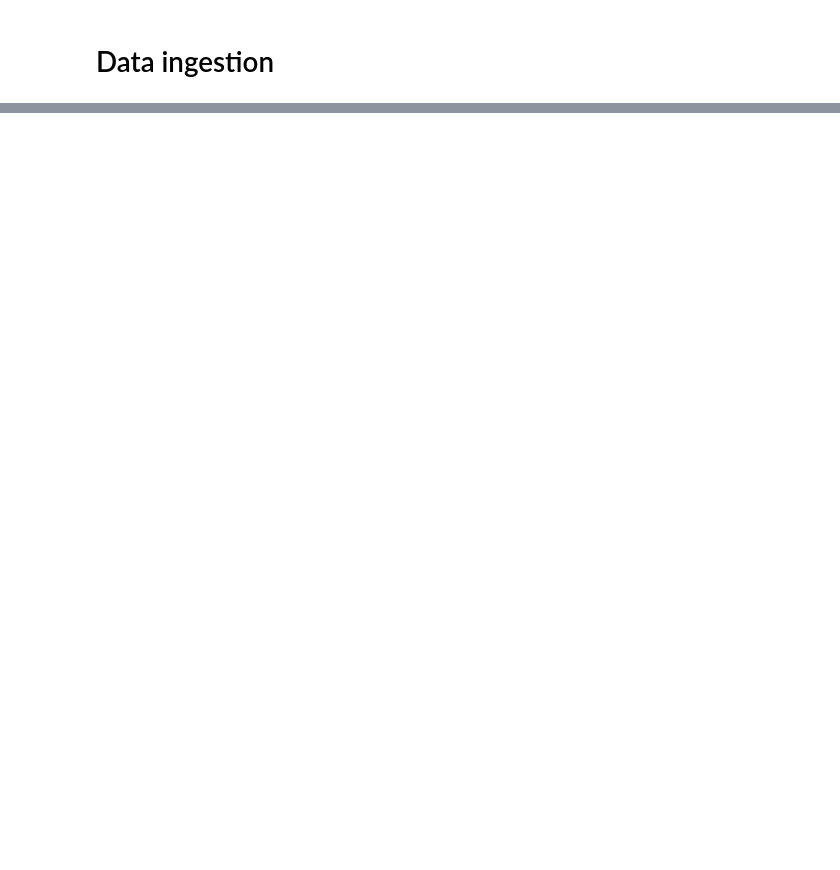
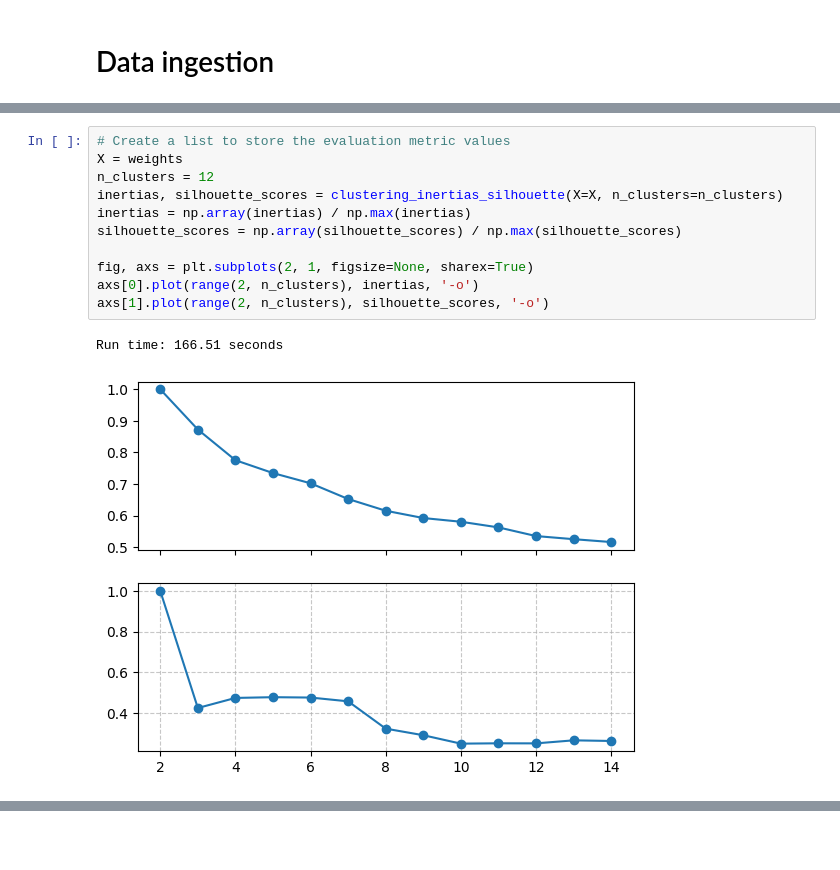
Before and after one commit to ed-ortizm/xai-astronomy, a Jupyter notebook: paper/results/03_02_clustering_explanation_weights.ipynb, the cells around one changed output, grey strips where cells are left out. Drawn from its saved outputs; the diff is of its cells as text; blank space fills up the shorter version.

```diff
--- a/paper/results/03_02_clustering_explanation_weights.ipynb
+++ b/paper/results/03_02_clustering_explanation_weights.ipynb
@@ -95,0 +247,14 @@ for n in n_clusters:
+# %%
+# Create a list to store the evaluation metric values
+X = weights
+n_clusters = 12
+inertias, silhouette_scores = clustering_inertias_silhouette(X=X, n_clusters=n_clusters)
+inertias = np.array(inertias) / np.max(inertias)
+silhouette_scores = np.array(silhouette_scores) / np.max(silhouette_scores)
+
+fig, axs = plt.subplots(2, 1, figsize=None, sharex=True)
+axs[0].plot(range(2, n_clusters), inertias, '-o')
+axs[1].plot(range(2, n_clusters), silhouette_scores, '-o')
+# %% [output]
+Run time: 166.51 seconds
+[figure, added]
```
Also changed, not shown: parts of 23 cells of this notebook, 1 other file.
